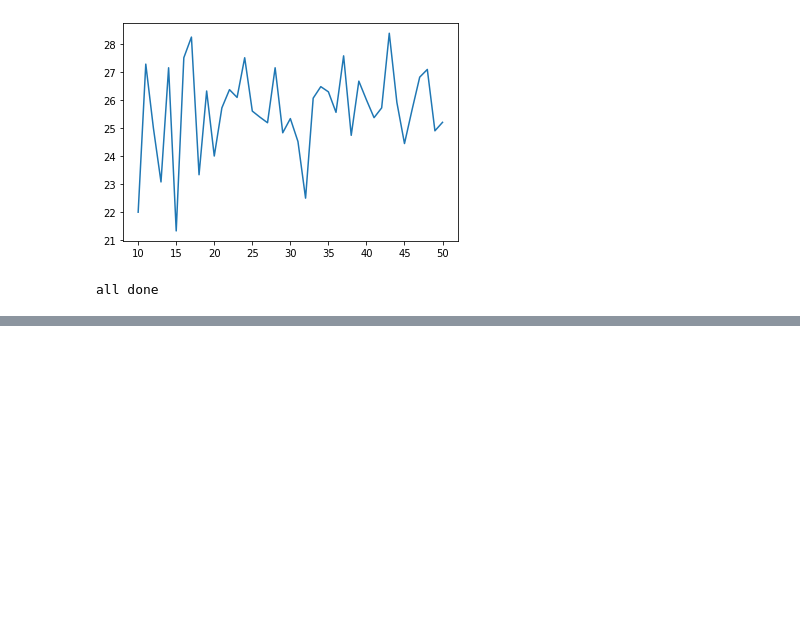
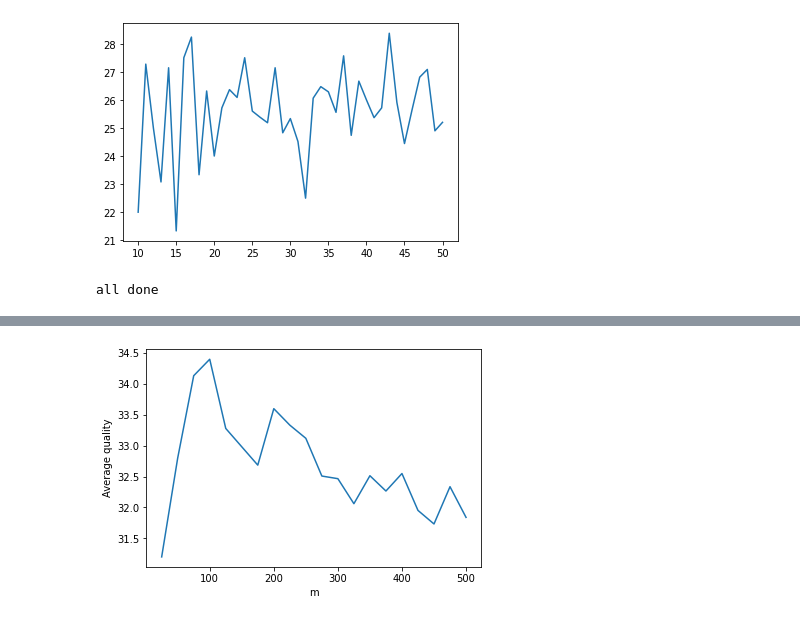
Before and after one commit to aleksakojadinovic/RI-nearest-string, a Jupyter notebook: playground.ipynb, the cells around one changed output, grey strips where cells are left out. Saved outputs shown, nothing was run; the diff lists cells and outputs as text; code cells hidden in the pictures; blank space fills up the shorter version.

```diff
--- a/playground.ipynb
+++ b/playground.ipynb
@@ -104,0 +135,7 @@ plt.savefig('benchmarking_results/figs/n_total_q.png')
+# %%
+yank_graph(path_to_csv='benchmarking_results/testing_m_ants.csv',
+          target_var_name='m',
+          column_name='Average quality',
+          path_to_fig='benchmarking_results/figs/m_ants_quality.png')
+# %% [output]
+[figure, added]
```
Also changed, not shown: parts of 20 cells of this notebook, 45 other files.
